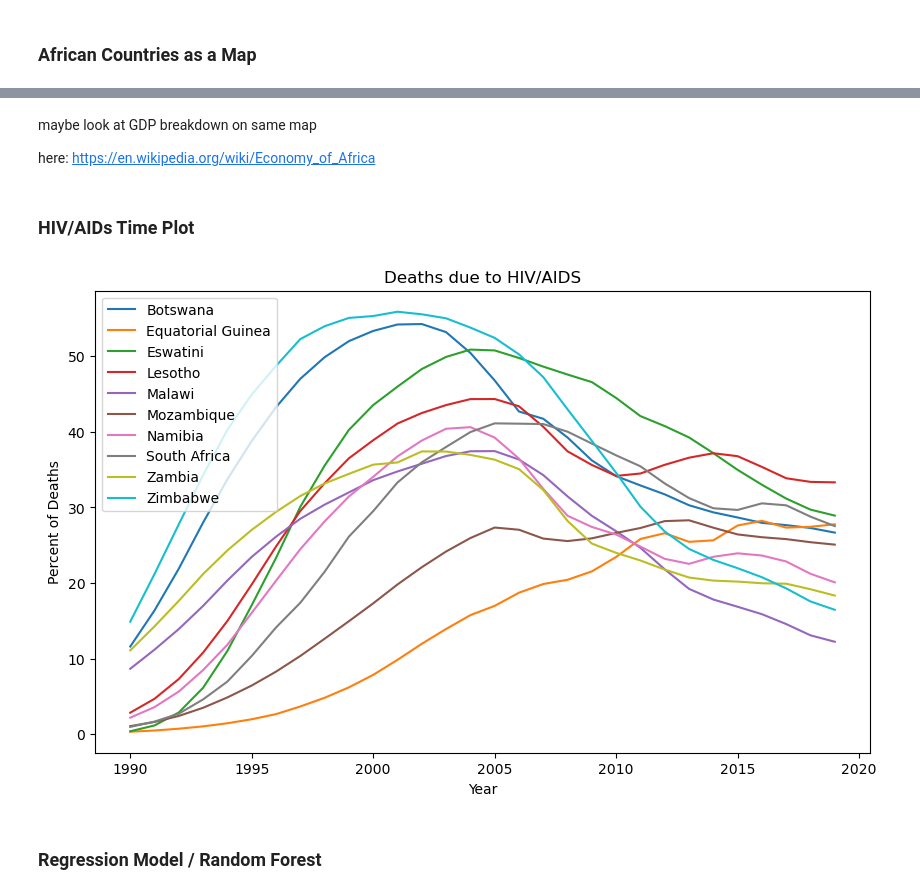
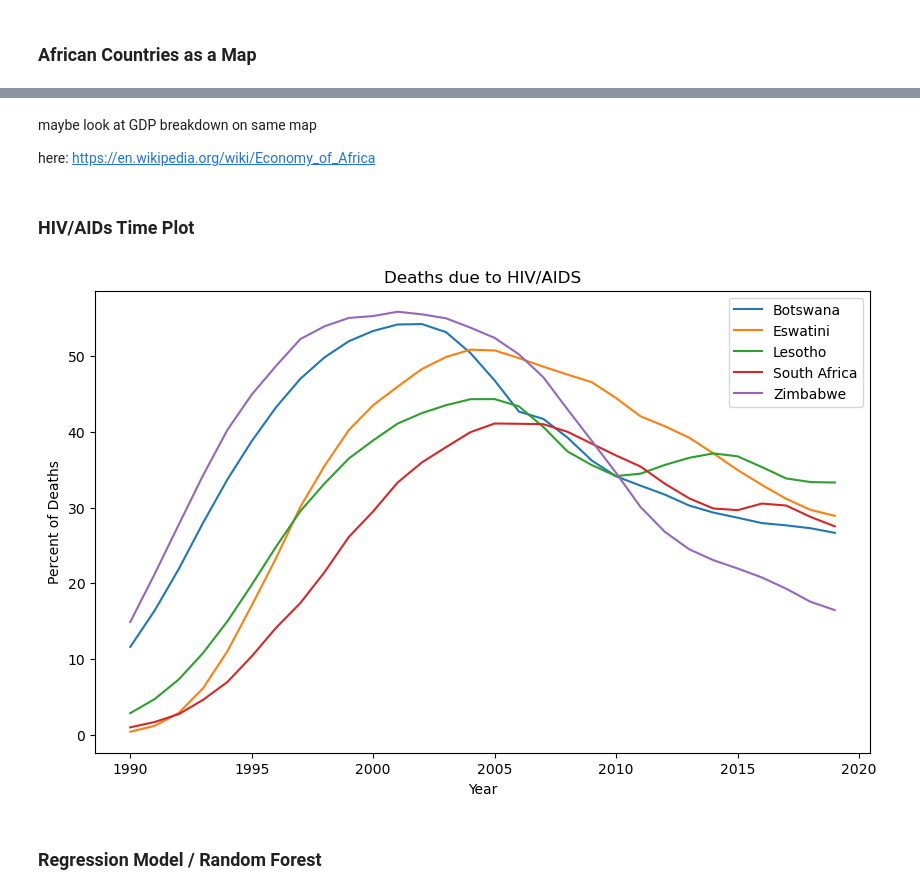
Before and after one commit to KofiBartonByfield/Blog-Code, a Jupyter notebook: Blog Notebook.ipynb, the cells around one changed output, grey strips where cells are left out. Cells and saved outputs as stored; diff of their text form; code cells hidden in the pictures.

```diff
--- a/Blog Notebook.ipynb
+++ b/Blog Notebook.ipynb
@@ -365,36 +368,41 @@ See the caveats in the documentation: https://pandas.pydata.org/pandas-docs/stab
-# %% [markdown]
-maybe look at GDP breakdown on same map
-
-here:
-    https://en.wikipedia.org/wiki/Economy_of_Africa
+# %% [markdown]
+maybe look at GDP breakdown on same map
+
+here:
+    https://en.wikipedia.org/wiki/Economy_of_Africa
 # %% [markdown]
 ### HIV/AIDs Time Plot
 # %%
 # Group data by 'Entity' and 'Year' and plot using matplotlib
 plt.figure(figsize=(10, 6))
 
 # Select only the countries you want to plot
-selected_countries = top_ten['Country']
+selected_countries = top_ten['Country'].head(5)
+#selected_countries = ['Botswana', 'Uganda']
+
+
 
 df_selected = HIV_deaths_df[HIV_deaths_df['Entity'].isin(selected_countries)]
+
 
 # set colours
 sns.set_palette('tab10')
 
 for entity, group in df_selected.groupby('Entity'):
     plt.plot(group['Year'],
              group['Deaths - HIV/AIDS - Sex: Both - Age: All Ages (Percent)'],
              label=entity)
 
 
+plt.savefig(r'Images/HIV_deaths_time_plot.png')
 
 plt.title('Deaths due to HIV/AIDS')
 plt.xlabel('Year')
 plt.ylabel('Percent of Deaths')
 plt.legend()
 plt.show()
 # %% [output]
-[figure, old version]
+[figure, new version]
 # %% [markdown]
 ### Regression Model / Random Forest
 # %%
```
Also changed, not shown: parts of 5 cells of this notebook, 6 other files.
